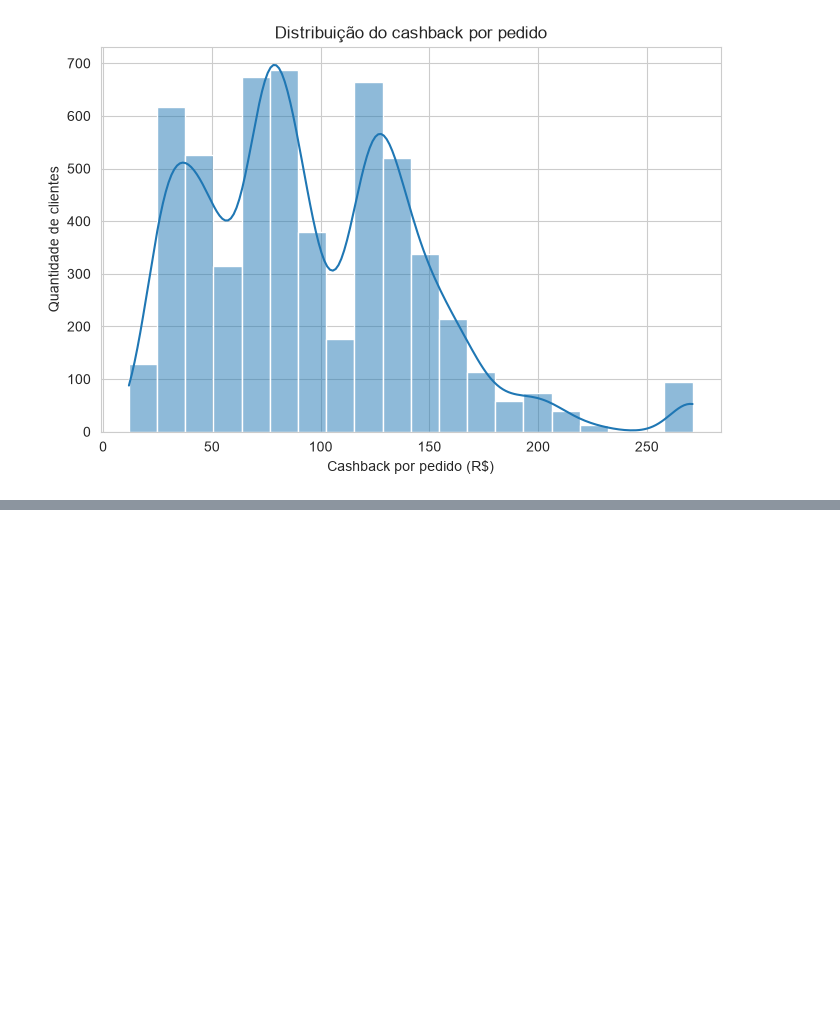
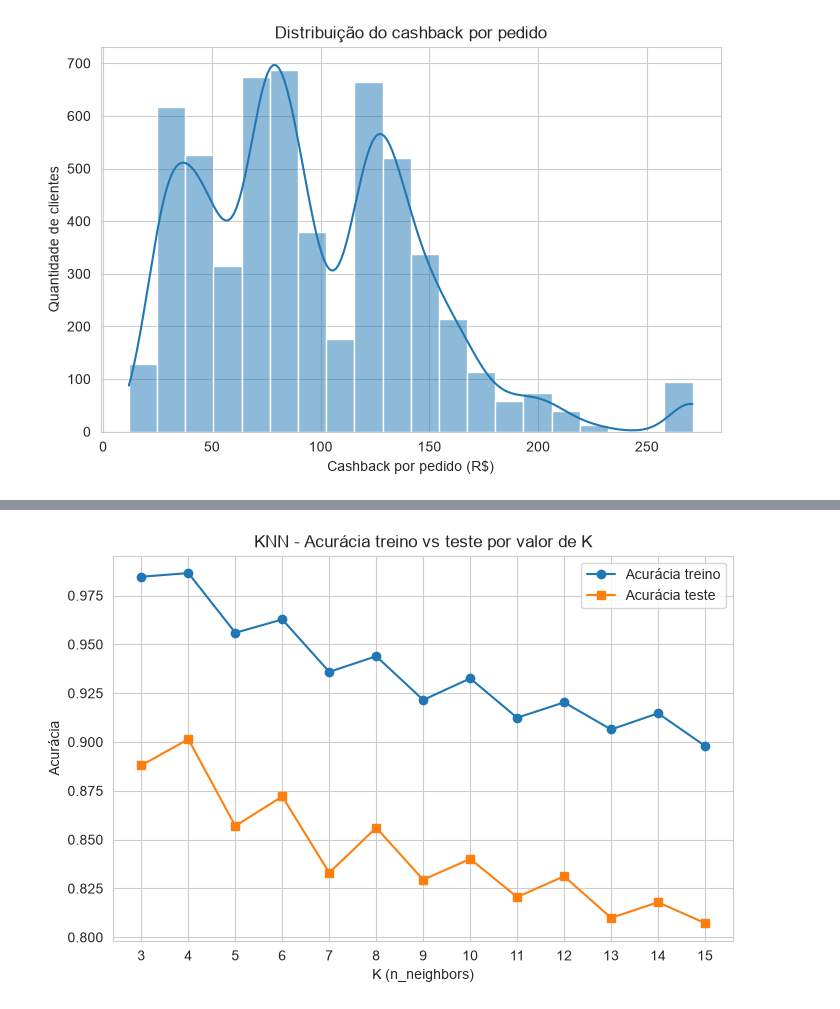
Before and after one commit to henriquetamaki-max/ML_ecommerce_churn, a Jupyter notebook: Henrique_tamaki_churn_ecommerce.ipynb, the cells around one changed output, grey strips where cells are left out. Drawn from its saved outputs; the diff is of its cells as text; code cells hidden in the pictures; blank space fills up the shorter version.

```diff
--- a/Henrique_tamaki_churn_ecommerce.ipynb
+++ b/Henrique_tamaki_churn_ecommerce.ipynb
@@ -524,0 +669,24 @@ plt.show()
+# %%
+# Variáveis contínuas a escalonar
+colunas_continuas = [
+    "Tenure", "CityTier", "WarehouseToHome", "HourSpendOnApp",
+    "NumberOfDeviceRegistered", "SatisfactionScore", "NumberOfAddress", "Complain",
+    "OrderAmountHikeFromlastYear", "CouponUsed", "OrderCount", "DaySinceLastOrder",
+    "CashbackAmount", "cashback_por_pedido",
+]
+
+scaler = StandardScaler()
+
+# Cópias só pro KNN, pra não misturar com os dados
+X_train_knn = X_train_bal.copy()
+X_test_knn = X_test.copy()
+
+# Escalonamento seguro: fit_transform aprende média/desvio SÓ no treino balanceado;
+X_train_knn[colunas_continuas] = scaler.fit_transform(X_train_bal[colunas_continuas])
+X_test_knn[colunas_continuas] = scaler.transform(X_test[colunas_continuas])
+
+print("Antes do escalonamento (treino):")
+display(X_train_bal[colunas_continuas].head(3))
+
+print("Depois do escalonamento (treino):")
+display(X_train_knn[colunas_continuas].head(3))
@@ -524,0 +771,16 @@ plt.show()
+# %%
+# Gráfico de acurácia treino vs teste por K
+# O gap entre as linhas é estrutural: treino SMOTE (50/50) vs teste real (16,8% churn)
+# — por isso o recall (célula anterior) é o critério correto; a acurácia complementa a leitura
+plt.figure(figsize=(8, 5))
+plt.plot(valores_k, acc_treino_knn, marker="o", label="Acurácia treino")
+plt.plot(valores_k, acc_teste_knn,  marker="s", label="Acurácia teste")
+plt.title("KNN - Acurácia treino vs teste por valor de K")
+plt.xlabel("K (n_neighbors)")
+plt.ylabel("Acurácia")
+plt.xticks(valores_k)
+plt.grid(True)
+plt.legend()
+plt.show()
+# %% [output]
+[figure, added]
```
Also changed, not shown: parts of 37 cells of this notebook.
